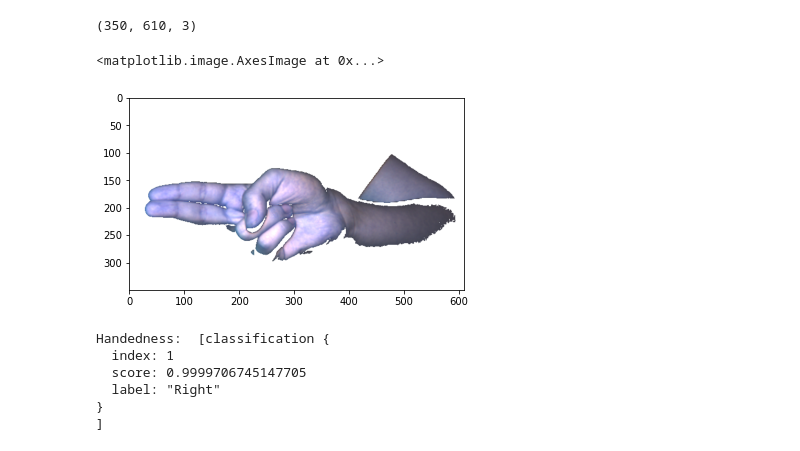
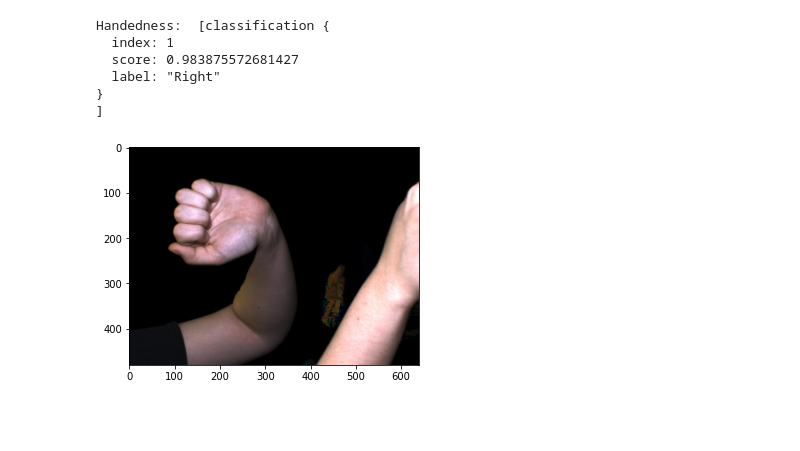
Before and after one commit to malvikavishy/SoH, a Jupyter notebook: Spring2021/Dainong/hand.ipynb, the cells around one changed output. Cells and saved outputs as stored; diff of their text form; code cells hidden in the pictures; blank space fills up the shorter version.

```diff
--- a/Spring2021/Dainong/hand.ipynb
+++ b/Spring2021/Dainong/hand.ipynb
@@ -153,16 +143,0 @@ Saving u hand.txt to u hand.txt
-# %%
-image = img[int(y1 - int(y1/2)) : int(y2 + int(y2/3)), int(x2 - int(x2/2)): int(x1 + int(x1/3))]
-print(image.shape)
-image_height, image_width, _ = image.shape
-
-for i in range(image_height):
-    for j in range(image_width):
-        if (image[i][j][0] == 0 and image[i][j][1] == 0 and image[i][j][2] == 0):
-            image[i][j][0] = 255
-            image[i][j][1] = 255
-            image[i][j][2] = 255
-plt.imshow(image)
-# %% [output]
-(350, 610, 3)
-<matplotlib.image.AxesImage at 0x...>
-[figure, removed]
@@ -169,22 +169,18 @@ plt.imshow(image)
 # %%
-
-z = z[int(y1 - int(y1/2)) : int(y2 + int(y2/3)), int(x2 - int(x2/2)): int(x1 + int(x1/3))]
+a_image = img
 mp_hands = mp.solutions.hands
-
 mp_drawing = mp.solutions.drawing_utils
-image = cv2.flip(image,1)
-
-
-hands = mp_hands.Hands(max_num_hands=2, min_detection_confidence=0.5)
-
-results = hands.process(cv2.cvtColor(image,cv2.COLOR_BGR2RGB))
-
+#a_image = cv.flip(a_image, 1)
+hands = mp_hands.Hands(max_num_hands=1, min_detection_confidence=0.5)
+results = hands.process(cv.cvtColor(a_image,cv.COLOR_BGR2RGB))
+plt.imshow(cv.cvtColor(a_image,cv.COLOR_BGR2RGB))
 print('Handedness: ', results.multi_handedness)
 # %% [output]
 Handedness:  [classification {
   index: 1
-  score: 0.9999706745147705
+  score: 0.983875572681427
   label: "Right"
 }
 ]
+[figure, added]
 # %%
```
Also changed, not shown: parts of 16 cells of this notebook.
